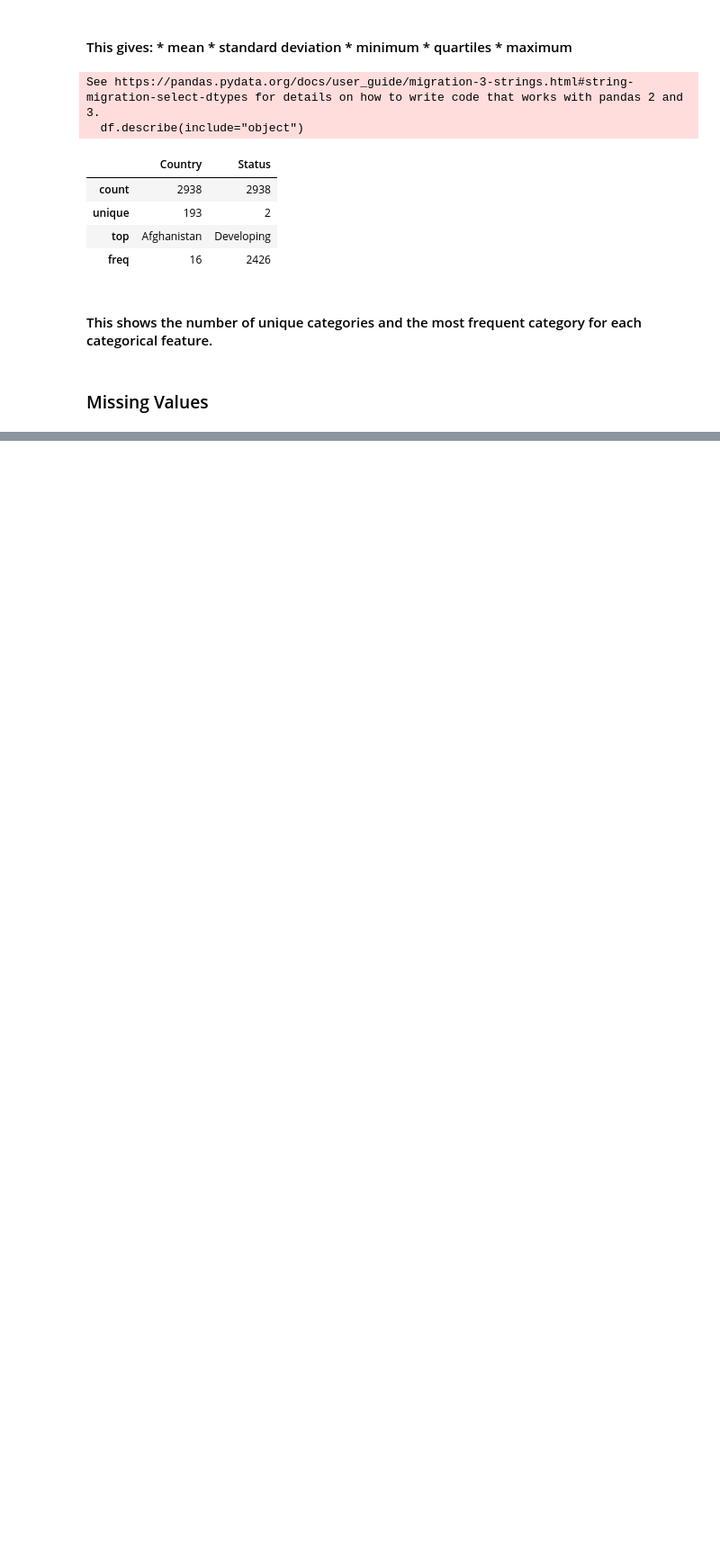
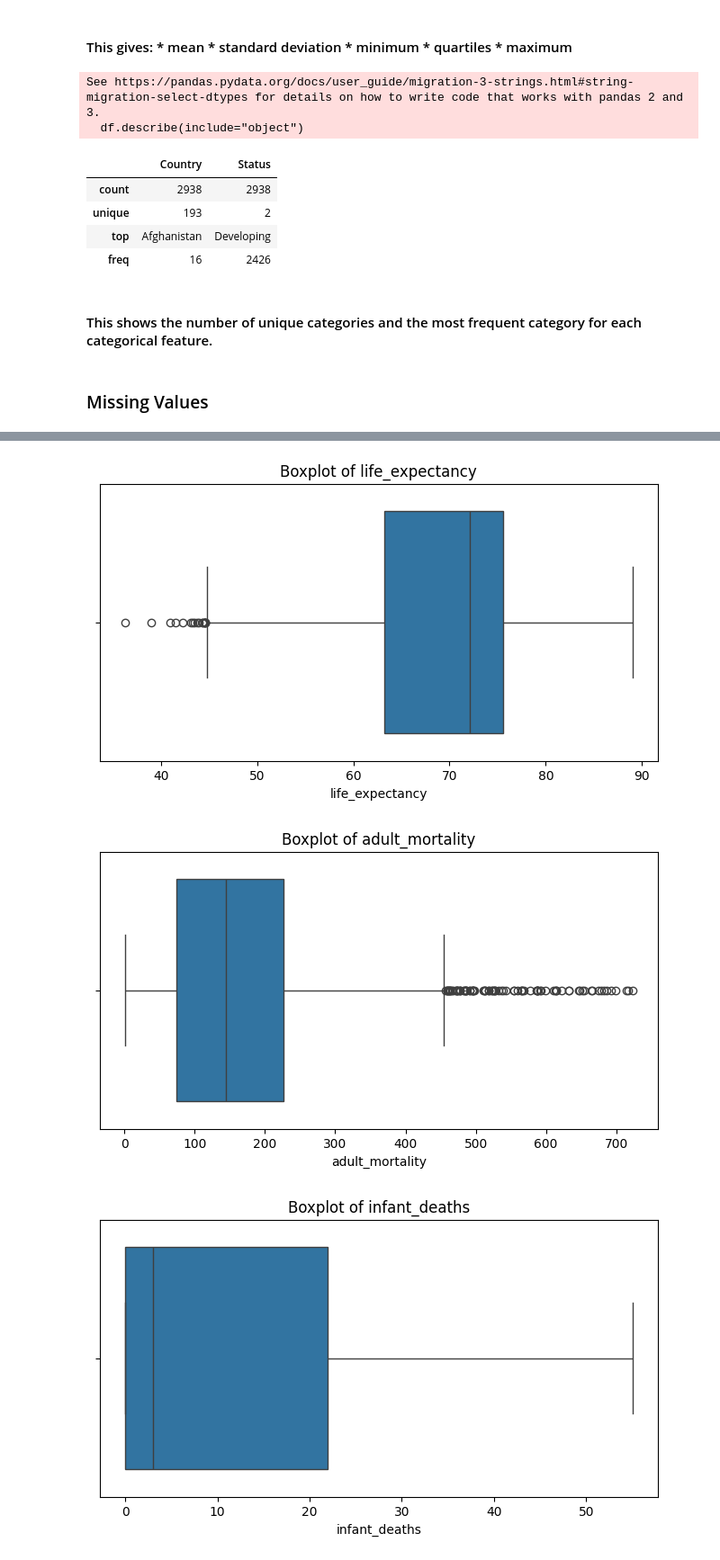
Before and after one commit to Kakul-07/EDA-Task, a Jupyter notebook: Life Expectancy/eda.ipynb, the cells around one changed output, grey strips where cells are left out. Shown at 90% size. Saved outputs shown, nothing was run; the diff lists cells and outputs as text; code cells hidden in the pictures; blank space fills up the shorter version.

```diff
--- a/Life Expectancy/eda.ipynb
+++ b/Life Expectancy/eda.ipynb
@@ -136,0 +330,4 @@ dtype: int64
+# %%
+categorical_columns = df.select_dtypes(include="object").columns
+for column in categorical_columns:
+    df[column] = df[column].fillna(df[column].mode()[0])
@@ -136,0 +389,19 @@ dtype: int64
+# %%
+for column in columns_to_cap:
+    Q1 = df[column].quantile(0.25)
+    Q3 = df[column].quantile(0.75)
+    IQR = Q3 - Q1
+    lower_limit = Q1 - 1.5 * IQR
+    upper_limit = Q3 + 1.5 * IQR
+    df[column] = df[column].clip(lower=lower_limit, upper=upper_limit)
+# %%
+outlier_summary_after = []
+for column in numeric_columns:
+    Q1 = df[column].quantile(0.25)
+    Q3 = df[column].quantile(0.75)
+    IQR = Q3 - Q1
+    lower_limit = Q1 - 1.5 * IQR
+    upper_limit = Q3 + 1.5 * IQR
+    outliers = df[(df[column] < lower_limit) | (df[column] > upper_limit)]
+    outlier_summary_after.append([column, len(outliers)])
+pd.DataFrame(outlier_summary_after, columns=["Column", "Remaining Outliers"])
@@ -136,0 +426,24 @@ dtype: int64
+# %%
+important_numeric = [
+    "life_expectancy",
+    "adult_mortality",
+    "infant_deaths",
+    "alcohol",
+    "bmi",
+    "under_five_deaths",
+    "hiv_aids",
+    "gdp",
+    "population",
+    "schooling"
+]
+# %%
+for column in important_numeric:
+    plt.figure(figsize=(8, 4))
+    sns.boxplot(x=df[column])
+    plt.title(f"Boxplot of {column}")
+    plt.xlabel(column)
+    plt.show()
+# %% [output]
+[figure, added]
+[figure, added]
+[figure, added]
```
Also changed, not shown: parts of 49 cells of this notebook.
